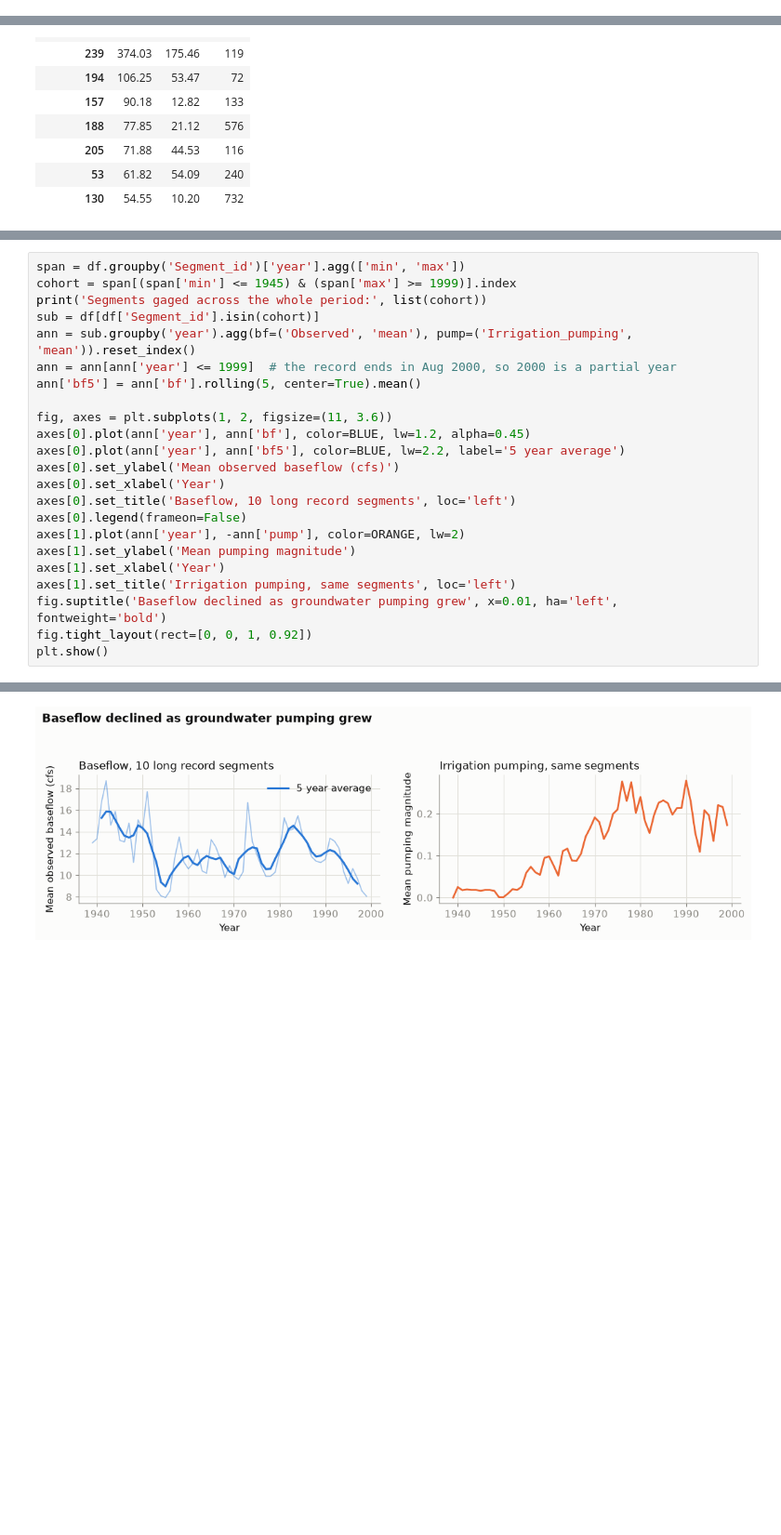
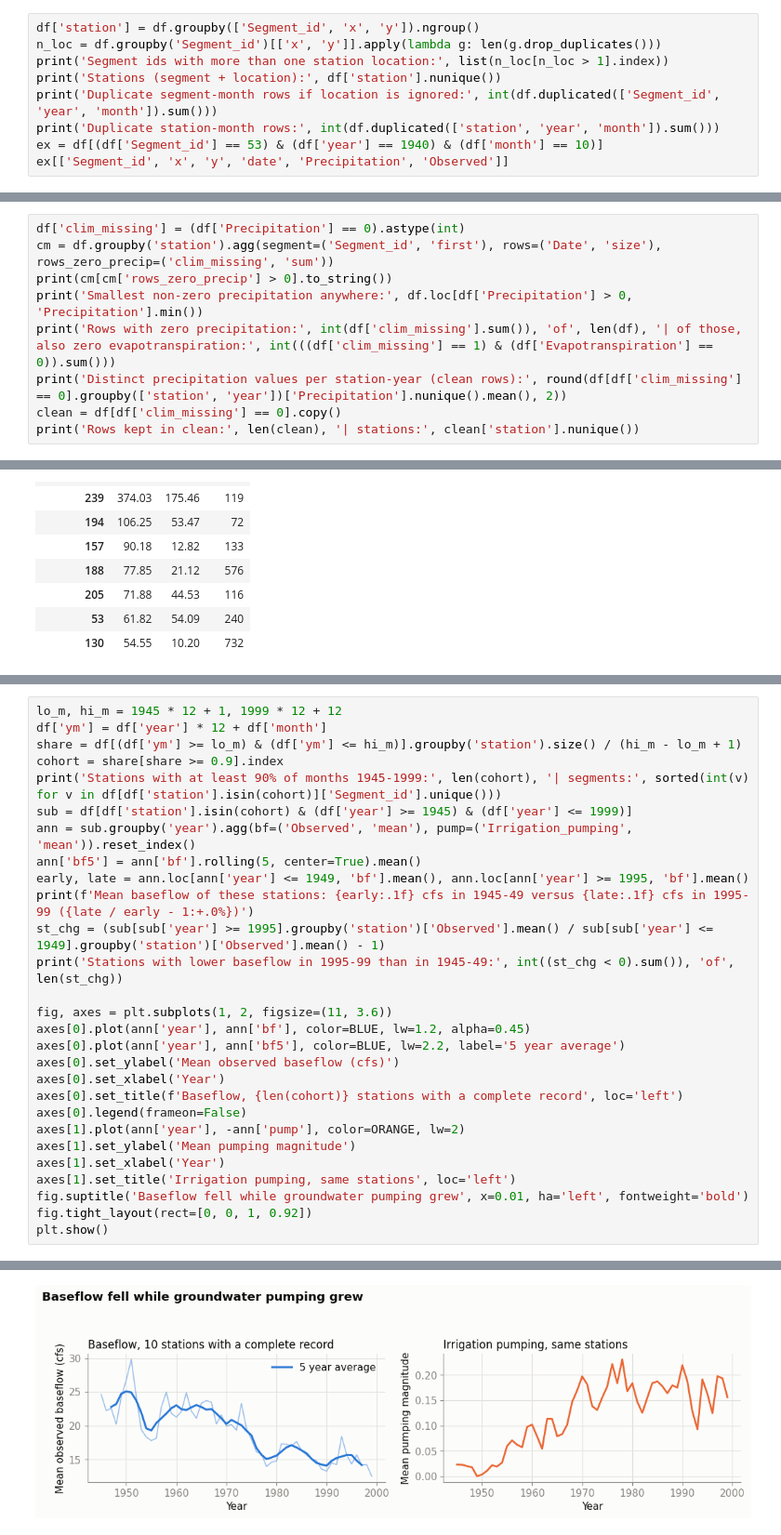
Before and after one commit to MaDufie/cs6830_project6, a Jupyter notebook: project6.ipynb, the cells around one changed output, grey strips where cells are left out. Shown at 93% size. Cells and saved outputs as stored; diff of their text form; blank space fills up the shorter version.

```diff
--- a/project6.ipynb
+++ b/project6.ipynb
@@ -64,0 +85,9 @@ df[['Evapotranspiration', 'Precipitation', 'Irrigation_pumping', 'Observed']].de
+# %%
+df['station'] = df.groupby(['Segment_id', 'x', 'y']).ngroup()
+n_loc = df.groupby('Segment_id')[['x', 'y']].apply(lambda g: len(g.drop_duplicates()))
+print('Segment ids with more than one station location:', list(n_loc[n_loc > 1].index))
+print('Stations (segment + location):', df['station'].nunique())
+print('Duplicate segment-month rows if location is ignored:', int(df.duplicated(['Segment_id', 'year', 'month']).sum()))
+print('Duplicate station-month rows:', int(df.duplicated(['station', 'year', 'month']).sum()))
+ex = df[(df['Segment_id'] == 53) & (df['year'] == 1940) & (df['month'] == 10)]
+ex[['Segment_id', 'x', 'y', 'date', 'Precipitation', 'Observed']]
@@ -64,0 +104,9 @@ df[['Evapotranspiration', 'Precipitation', 'Irrigation_pumping', 'Observed']].de
+# %%
+df['clim_missing'] = (df['Precipitation'] == 0).astype(int)
+cm = df.groupby('station').agg(segment=('Segment_id', 'first'), rows=('Date', 'size'), rows_zero_precip=('clim_missing', 'sum'))
+print(cm[cm['rows_zero_precip'] > 0].to_string())
+print('Smallest non-zero precipitation anywhere:', df.loc[df['Precipitation'] > 0, 'Precipitation'].min())
+print('Rows with zero precipitation:', int(df['clim_missing'].sum()), 'of', len(df), '| of those, also zero evapotranspiration:', int(((df['clim_missing'] == 1) & (df['Evapotranspiration'] == 0)).sum()))
+print('Distinct precipitation values per station-year (clean rows):', round(df[df['clim_missing'] == 0].groupby(['station', 'year'])['Precipitation'].nunique().mean(), 2))
+clean = df[df['clim_missing'] == 0].copy()
+print('Rows kept in clean:', len(clean), '| stations:', clean['station'].nunique())
@@ -117,24 +260,29 @@ A naive annual mean over all rows is misleading because the set of gaged segment
 # %%
-span = df.groupby('Segment_id')['year'].agg(['min', 'max'])
-cohort = span[(span['min'] <= 1945) & (span['max'] >= 1999)].index
-print('Segments gaged across the whole period:', list(cohort))
-sub = df[df['Segment_id'].isin(cohort)]
+lo_m, hi_m = 1945 * 12 + 1, 1999 * 12 + 12
+df['ym'] = df['year'] * 12 + df['month']
+share = df[(df['ym'] >= lo_m) & (df['ym'] <= hi_m)].groupby('station').size() / (hi_m - lo_m + 1)
+cohort = share[share >= 0.9].index
+print('Stations with at least 90% of months 1945-1999:', len(cohort), '| segments:', sorted(int(v) for v in df[df['station'].isin(cohort)]['Segment_id'].unique()))
+sub = df[df['station'].isin(cohort) & (df['year'] >= 1945) & (df['year'] <= 1999)]
 ann = sub.groupby('year').agg(bf=('Observed', 'mean'), pump=('Irrigation_pumping', 'mean')).reset_index()
-ann = ann[ann['year'] <= 1999]  # the record ends in Aug 2000, so 2000 is a partial year
 ann['bf5'] = ann['bf'].rolling(5, center=True).mean()
+early, late = ann.loc[ann['year'] <= 1949, 'bf'].mean(), ann.loc[ann['year'] >= 1995, 'bf'].mean()
+print(f'Mean baseflow of these stations: {early:.1f} cfs in 1945-49 versus {late:.1f} cfs in 1995-99 ({late / early - 1:+.0%})')
+st_chg = (sub[sub['year'] >= 1995].groupby('station')['Observed'].mean() / sub[sub['year'] <= 1949].groupby('station')['Observed'].mean() - 1)
+print('Stations with lower baseflow in 1995-99 than in 1945-49:', int((st_chg < 0).sum()), 'of', len(st_chg))
 
 fig, axes = plt.subplots(1, 2, figsize=(11, 3.6))
 axes[0].plot(ann['year'], ann['bf'], color=BLUE, lw=1.2, alpha=0.45)
 axes[0].plot(ann['year'], ann['bf5'], color=BLUE, lw=2.2, label='5 year average')
 axes[0].set_ylabel('Mean observed baseflow (cfs)')
 axes[0].set_xlabel('Year')
-axes[0].set_title('Baseflow, 10 long record segments', loc='left')
+axes[0].set_title(f'Baseflow, {len(cohort)} stations with a complete record', loc='left')
 axes[0].legend(frameon=False)
 axes[1].plot(ann['year'], -ann['pump'], color=ORANGE, lw=2)
 axes[1].set_ylabel('Mean pumping magnitude')
 axes[1].set_xlabel('Year')
-axes[1].set_title('Irrigation pumping, same segments', loc='left')
-fig.suptitle('Baseflow declined as groundwater pumping grew', x=0.01, ha='left', fontweight='bold')
+axes[1].set_title('Irrigation pumping, same stations', loc='left')
+fig.suptitle('Baseflow fell while groundwater pumping grew', x=0.01, ha='left', fontweight='bold')
 fig.tight_layout(rect=[0, 0, 1, 0.92])
 plt.show()
 # %% [output]
@@ -142,2 +292,2 @@ Segments gaged across the whole period: [59, 65, 96, 130, 144, 145, 152, 171, 17
-[figure, old version]
+[figure, new version]
 # %% [markdown]
```
Also changed, not shown: parts of 49 cells of this notebook, 5 other files.
